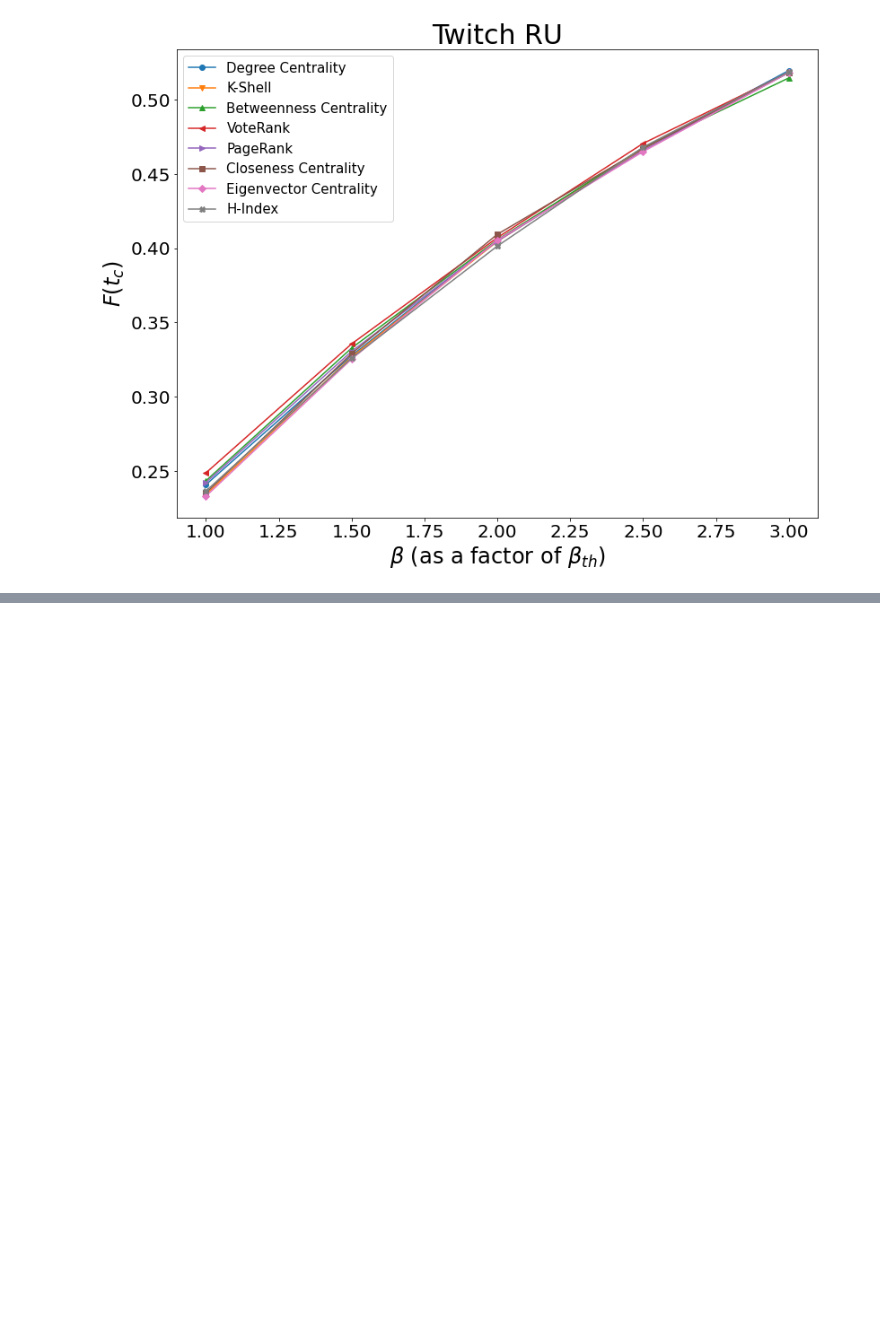
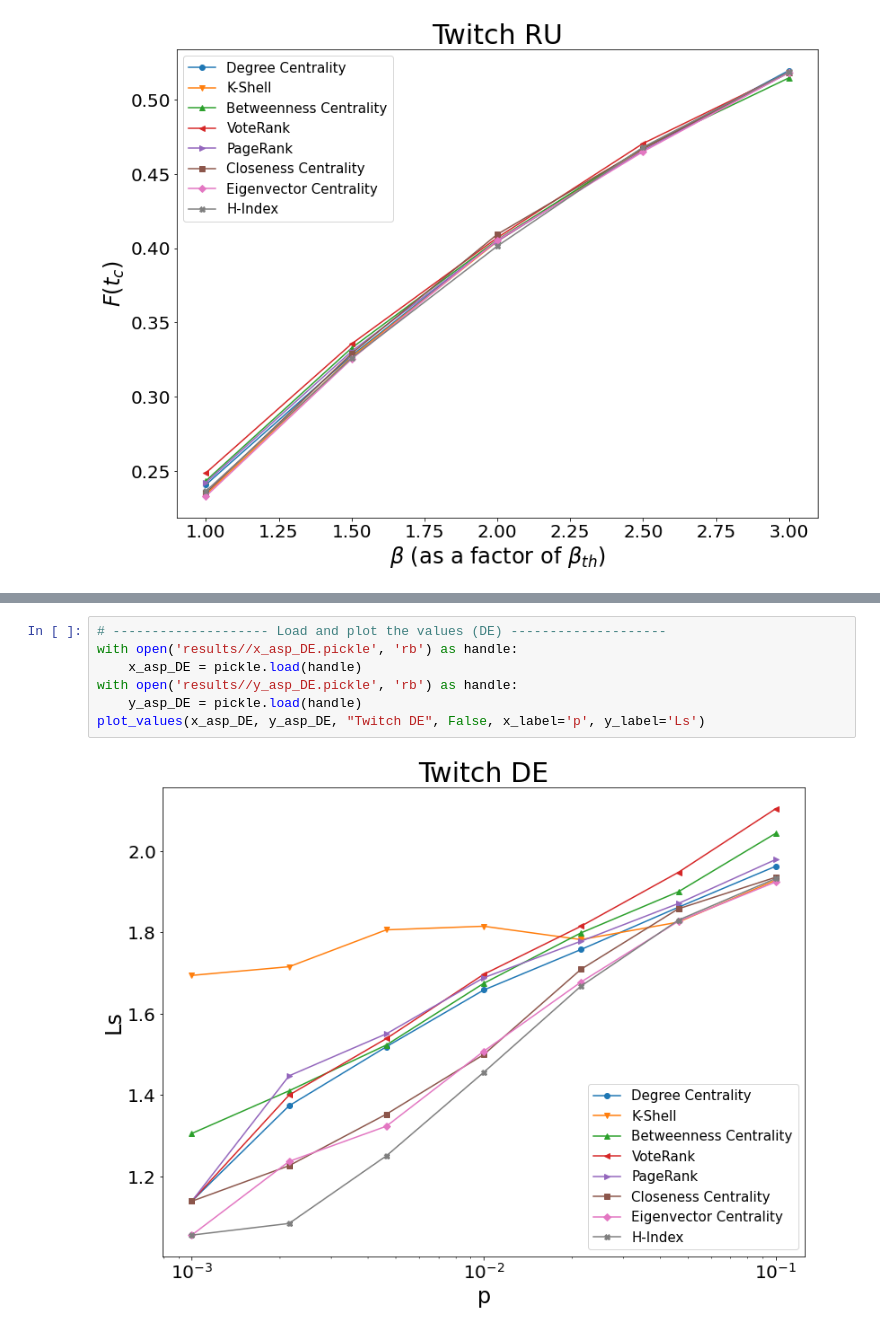
Before and after one commit to Shymsky/Network_Science, a Jupyter notebook: Group_Assignment.ipynb, the cells around one changed output, grey strips where cells are left out. Cells and saved outputs as stored; diff of their text form; blank space fills up the shorter version.

```diff
--- a/Group_Assignment.ipynb
+++ b/Group_Assignment.ipynb
@@ -630,0 +692,9 @@ plot_values(x_RU_varyingb, ys_RU_varyingb, "Twitch RU", False, x_label=r'$\beta$
+# %%
+# -------------------- Load and plot the values (DE) --------------------
+with open('results//x_asp_DE.pickle', 'rb') as handle:
+    x_asp_DE = pickle.load(handle)
+with open('results//y_asp_DE.pickle', 'rb') as handle:
+    y_asp_DE = pickle.load(handle)
+plot_values(x_asp_DE, y_asp_DE, "Twitch DE", False, x_label='p', y_label='Ls')
+# %% [output]
+[figure, added]
```
Also changed, not shown: parts of 5 cells of this notebook, 6 other files.
